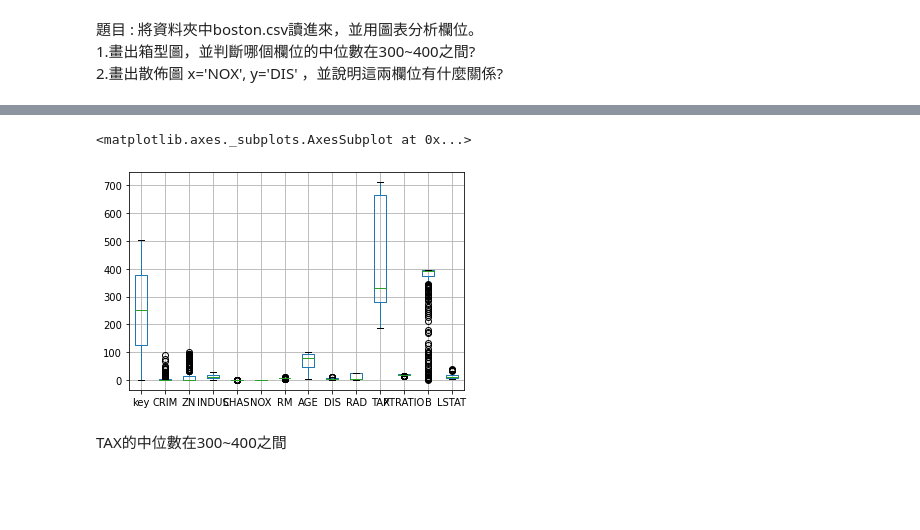
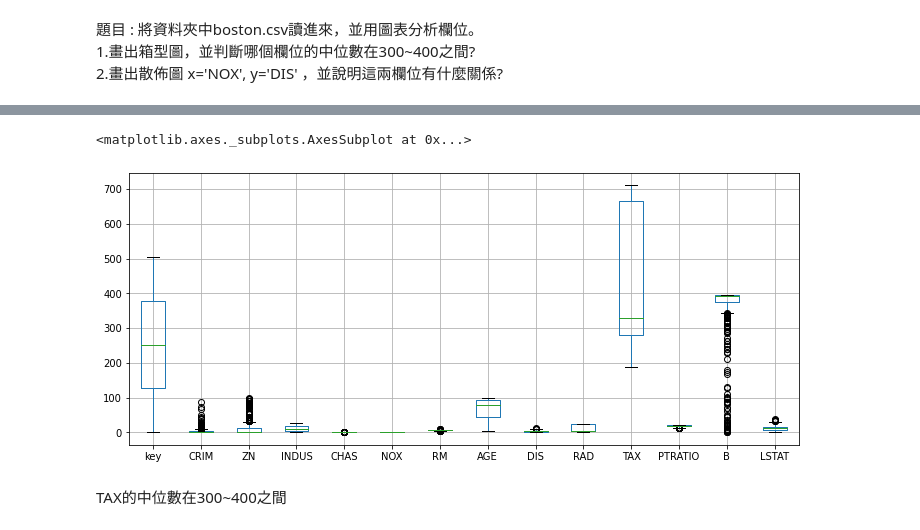
Before and after one commit to soravolk/Python_60days_HW, a Jupyter notebook: Day15/D15_HW.ipynb, the cells around one changed output, grey strips where cells are left out. Cells and saved outputs as stored; diff of their text form; code cells hidden in the pictures; blank space fills up the shorter version.

```diff
--- a/Day15/D15_HW.ipynb
+++ b/Day15/D15_HW.ipynb
@@ -23,10 +23,10 @@ Saving boston.csv to boston (1).csv
 df =  pd.read_csv('boston.csv')
 # %%
 #1.畫出箱型圖，並判斷哪個欄位的中位數在300~400之間?
-df.boxplot()
+df.boxplot(figsize=(12, 5))
 # %% [output]
 <matplotlib.axes._subplots.AxesSubplot at 0x...>
-[figure, old version]
+[figure, new version]
 # %% [markdown]
 TAX的中位數在300~400之間
 # %%
```
Also changed, not shown: parts of 1 cell of this notebook.
